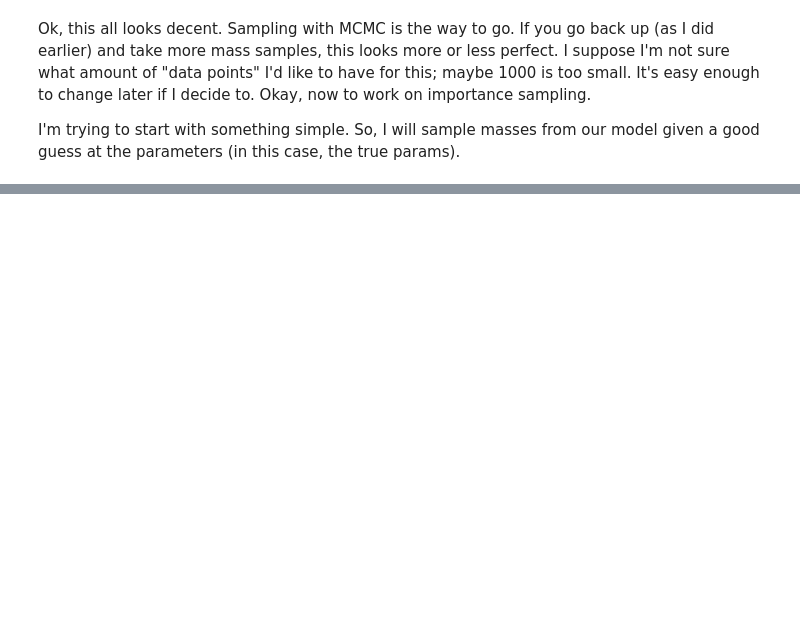
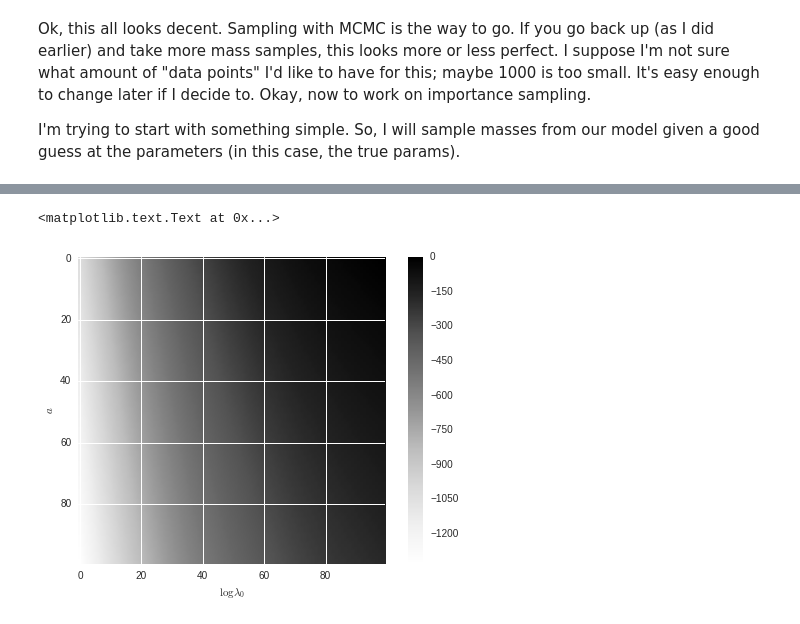
Before and after one commit to Ravirajadrangi/ClusterMassInference, a Jupyter notebook: Importance Sampling.ipynb, the cells around one changed output, grey strips where cells are left out. Saved outputs shown, nothing was run; the diff lists cells and outputs as text; code cells hidden in the pictures; blank space fills up the shorter version.

```diff
--- a/Importance Sampling.ipynb
+++ b/Importance Sampling.ipynb
@@ -184,0 +224,8 @@ log_posterior([logL0_true, a_true, b_true, B_l_true, sigma_l_true], redshift, lo
+# %%
+im = plt.imshow(grid-grid.max())
+plt.colorbar(im)
+plt.ylabel('$a$')
+plt.xlabel('$\log{\lambda_0}$')
+# %% [output]
+<matplotlib.text.Text at 0x...>
+[figure, added]
```
Also changed, not shown: parts of 12 cells of this notebook, 1 other file.
